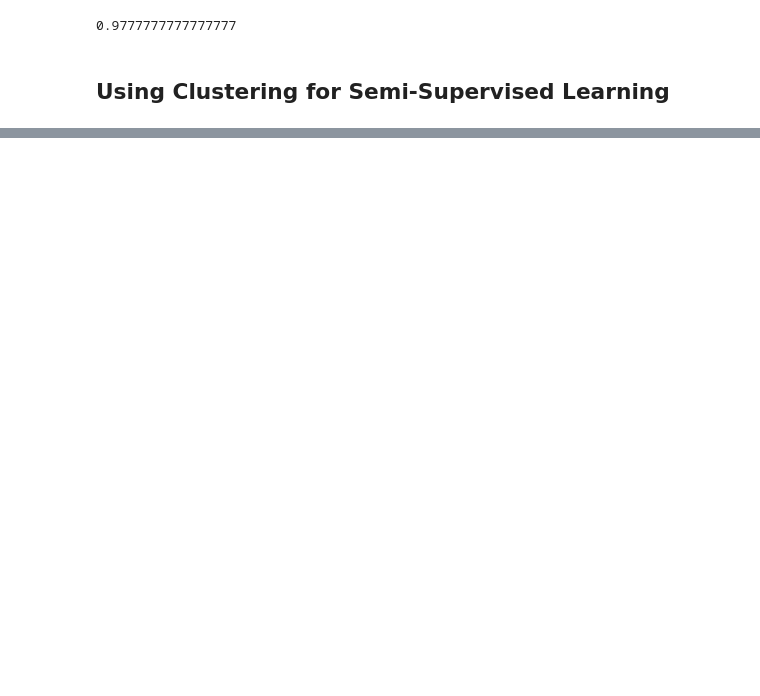
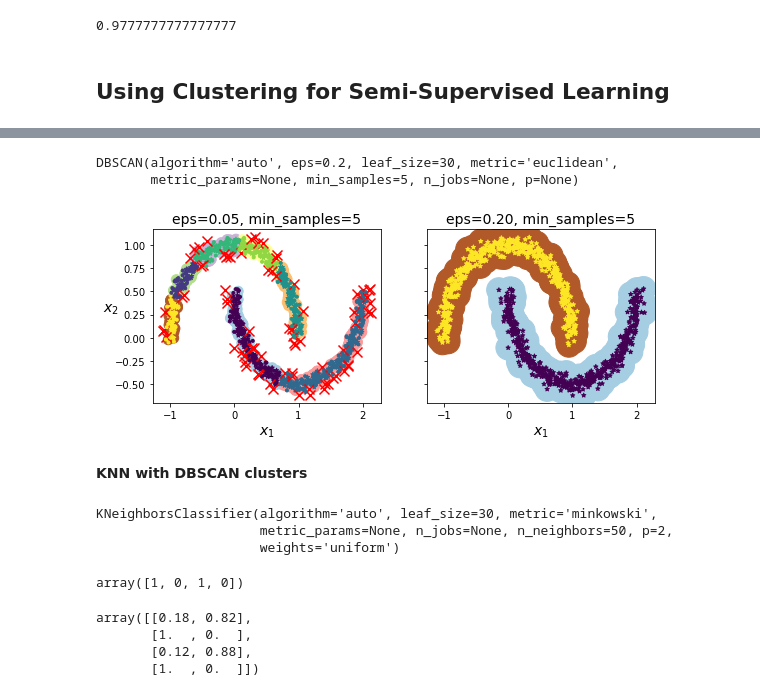
Before and after one commit to yashveersinghsohi/Hands_On_ML_Book_Practice, a Jupyter notebook: Chapter_9/Chapter9_Unsupervised_Learning.ipynb, the cells around one changed output, grey strips where cells are left out. Saved outputs shown, nothing was run; the diff lists cells and outputs as text; code cells hidden in the pictures; blank space fills up the shorter version.

Commit message:
Finished till DBSCAN. Gaussian Mixture models left.

```diff
--- a/Chapter_9/Chapter9_Unsupervised_Learning.ipynb
+++ b/Chapter_9/Chapter9_Unsupervised_Learning.ipynb
@@ -354,0 +459,4 @@ grid_clf.score(X_test, y_test)
+# %%
+X, y = make_moons(n_samples=1000, noise=0.05, random_state=42)
+dbscan = DBSCAN(eps=0.05, min_samples=5)
+dbscan.fit(X)
@@ -354,0 +491,44 @@ grid_clf.score(X_test, y_test)
+# %%
+def plot_dbscan(dbscan, X, size, show_xlabels=True, show_ylabels=True):
+    core_mask = np.zeros_like(dbscan.labels_, dtype=bool)
+    core_mask[dbscan.core_sample_indices_] = True
+    anomalies_mask = dbscan.labels_ == -1
+    non_core_mask = ~(core_mask | anomalies_mask)
+
+    cores = dbscan.components_
+    anomalies = X[anomalies_mask]
+    non_cores = X[non_core_mask]
+
+    plt.scatter(cores[:, 0], cores[:, 1],
+                c=dbscan.labels_[core_mask], marker='o', s=size, cmap="Paired")
+    plt.scatter(cores[:, 0], cores[:, 1], marker='*', s=20, c=dbscan.labels_[core_mask])
+    plt.scatter(anomalies[:, 0], anomalies[:, 1],
+                c="r", marker="x", s=100)
+    plt.scatter(non_cores[:, 0], non_cores[:, 1], c=dbscan.labels_[non_core_mask], marker=".")
+    if show_xlabels:
+        plt.xlabel("$x_1$", fontsize=14)
+    else:
+        plt.tick_params(labelbottom=False)
+    if show_ylabels:
+        plt.ylabel("$x_2$", fontsize=14, rotation=0)
+    else:
+        plt.tick_params(labelleft=False)
+    plt.title("eps={:.2f}, min_samples={}".format(dbscan.eps, dbscan.min_samples), fontsize=14)
+# %%
+dbscan2 = DBSCAN(eps=0.2)
+dbscan2.fit(X)
+# %% [output]
+DBSCAN(algorithm='auto', eps=0.2, leaf_size=30, metric='euclidean',
+       metric_params=None, min_samples=5, n_jobs=None, p=None)
+# %%
+plt.figure(figsize=(9, 3.2))
+
+plt.subplot(121)
+plot_dbscan(dbscan, X, size=100)
+
+plt.subplot(122)
+plot_dbscan(dbscan2, X, size=600, show_ylabels=False)
+
+plt.show()
+# %% [output]
+[figure, added]
@@ -354,0 +537,21 @@ grid_clf.score(X_test, y_test)
+# %% [markdown]
+**KNN with DBSCAN clusters**
+# %%
+knn = KNeighborsClassifier(n_neighbors=50)
+knn.fit(dbscan.components_, dbscan.labels_[dbscan.core_sample_indices_])
+# %% [output]
+KNeighborsClassifier(algorithm='auto', leaf_size=30, metric='minkowski',
+                     metric_params=None, n_jobs=None, n_neighbors=50, p=2,
+                     weights='uniform')
+# %%
+X_new = np.array([[-0.5, 0], [0, 0.5], [1, -0.1], [2, 1]])
+knn.predict(X_new)
+# %% [output]
+array([1, 0, 1, 0])
+# %%
+knn.predict_proba(X_new)
+# %% [output]
+array([[0.18, 0.82],
+       [1.  , 0.  ],
+       [0.12, 0.88],
+       [1.  , 0.  ]])
```
Also changed, not shown: parts of 37 cells of this notebook.
